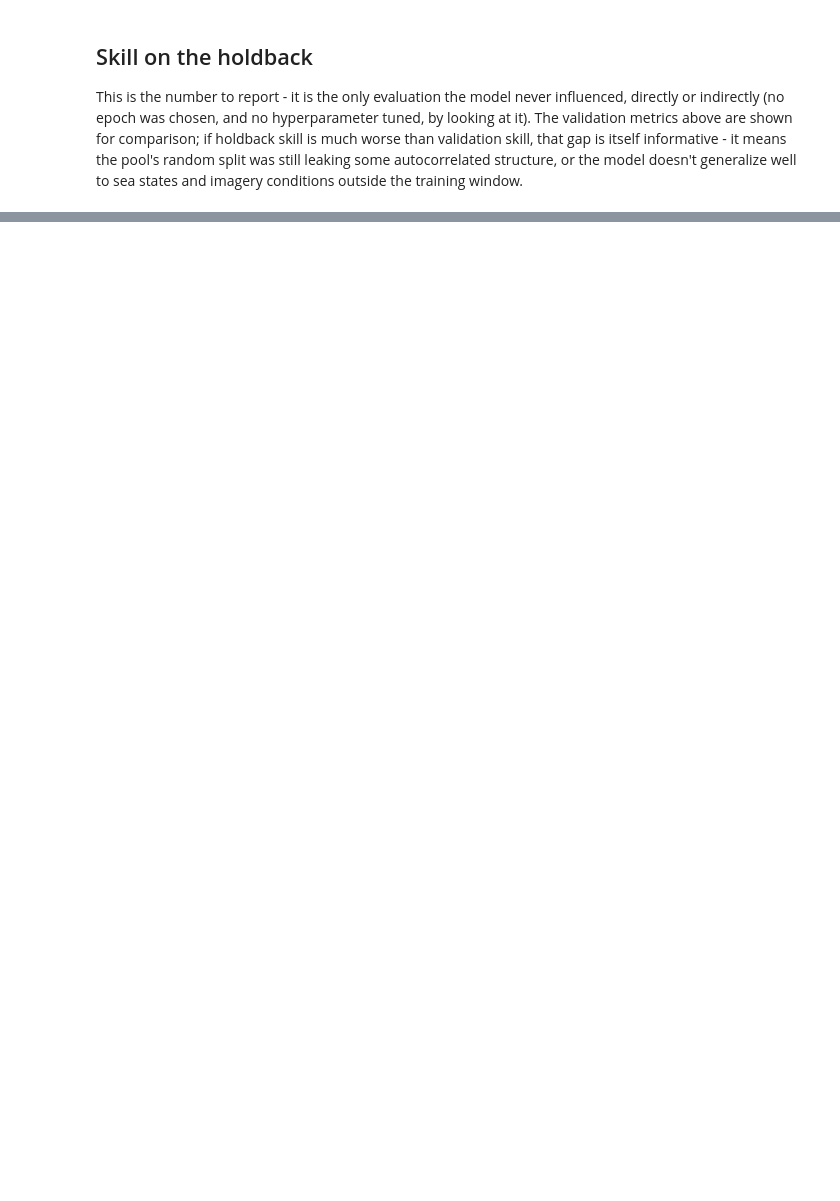
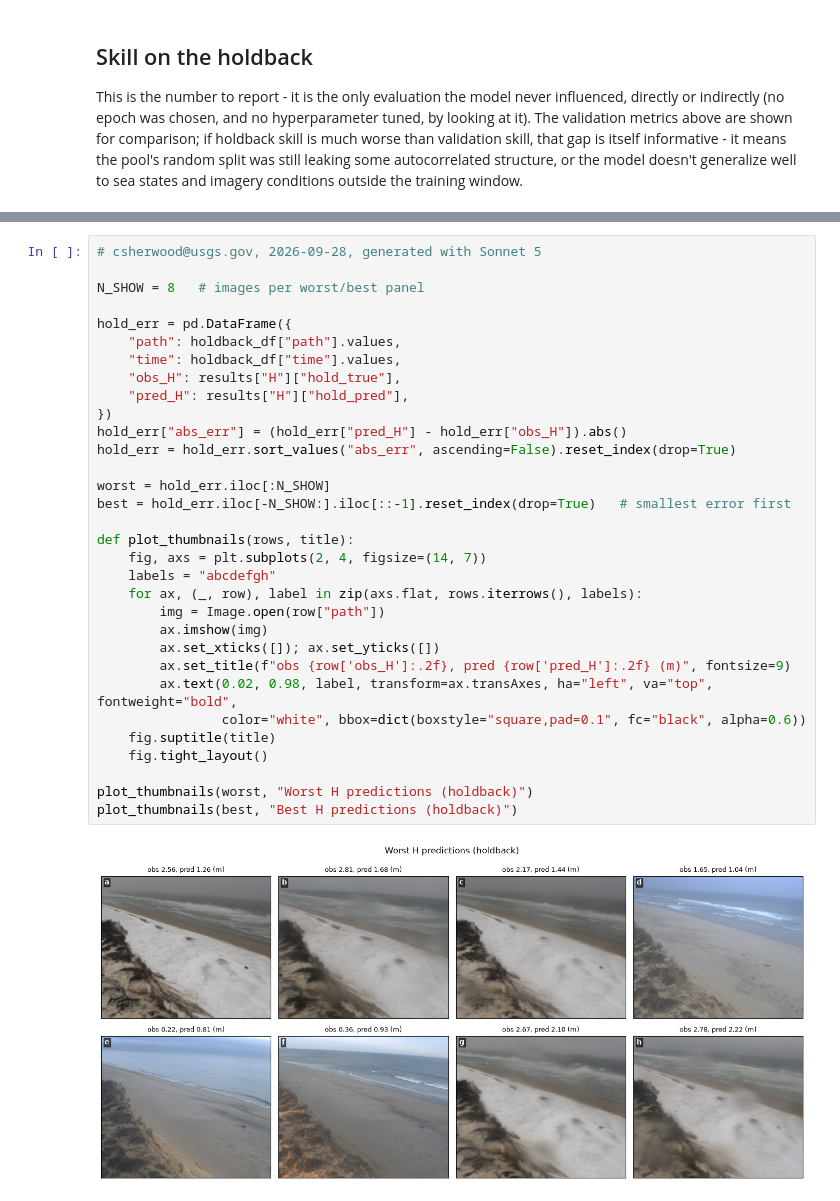
Before and after one commit to csherwood-usgs/owg, a Jupyter notebook: OWG_train_holdback_v3.ipynb, the cells around one changed output, grey strips where cells are left out. Drawn from its saved outputs; the diff is of its cells as text; blank space fills up the shorter version.

```diff
--- a/OWG_train_holdback_v3.ipynb
+++ b/OWG_train_holdback_v3.ipynb
@@ -411,0 +418,34 @@ summary
+# %%
+# csherwood@usgs.gov, 2026-09-28, generated with Sonnet 5
+
+N_SHOW = 8   # images per worst/best panel
+
+hold_err = pd.DataFrame({
+    "path": holdback_df["path"].values,
+    "time": holdback_df["time"].values,
+    "obs_H": results["H"]["hold_true"],
+    "pred_H": results["H"]["hold_pred"],
+})
+hold_err["abs_err"] = (hold_err["pred_H"] - hold_err["obs_H"]).abs()
+hold_err = hold_err.sort_values("abs_err", ascending=False).reset_index(drop=True)
+
+worst = hold_err.iloc[:N_SHOW]
+best = hold_err.iloc[-N_SHOW:].iloc[::-1].reset_index(drop=True)   # smallest error first
+
+def plot_thumbnails(rows, title):
+    fig, axs = plt.subplots(2, 4, figsize=(14, 7))
+    labels = "abcdefgh"
+    for ax, (_, row), label in zip(axs.flat, rows.iterrows(), labels):
+        img = Image.open(row["path"])
+        ax.imshow(img)
+        ax.set_xticks([]); ax.set_yticks([])
+        ax.set_title(f"obs {row['obs_H']:.2f}, pred {row['pred_H']:.2f} (m)", fontsize=9)
+        ax.text(0.02, 0.98, label, transform=ax.transAxes, ha="left", va="top", fontweight="bold",
+                color="white", bbox=dict(boxstyle="square,pad=0.1", fc="black", alpha=0.6))
+    fig.suptitle(title)
+    fig.tight_layout()
+
+plot_thumbnails(worst, "Worst H predictions (holdback)")
+plot_thumbnails(best, "Best H predictions (holdback)")
+# %% [output]
+[figure, added]
```
Also changed, not shown: parts of 9 cells of this notebook.
